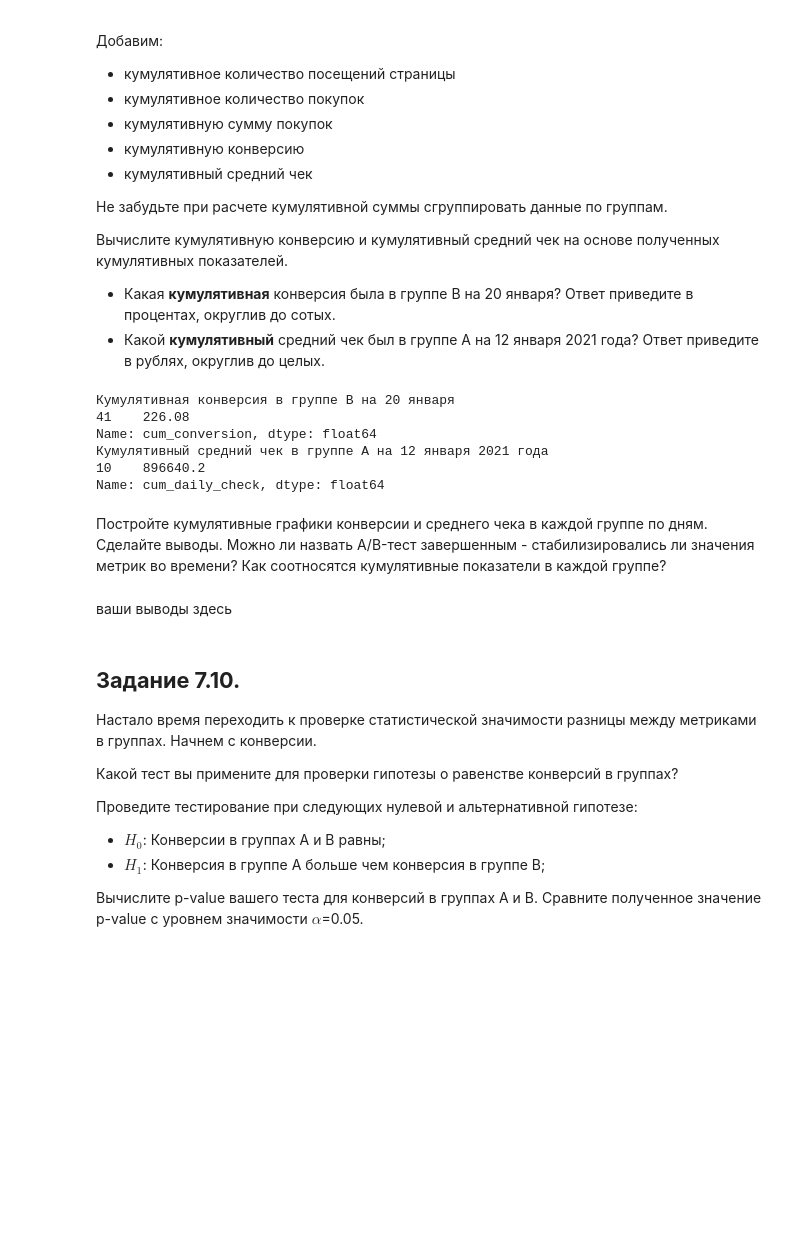
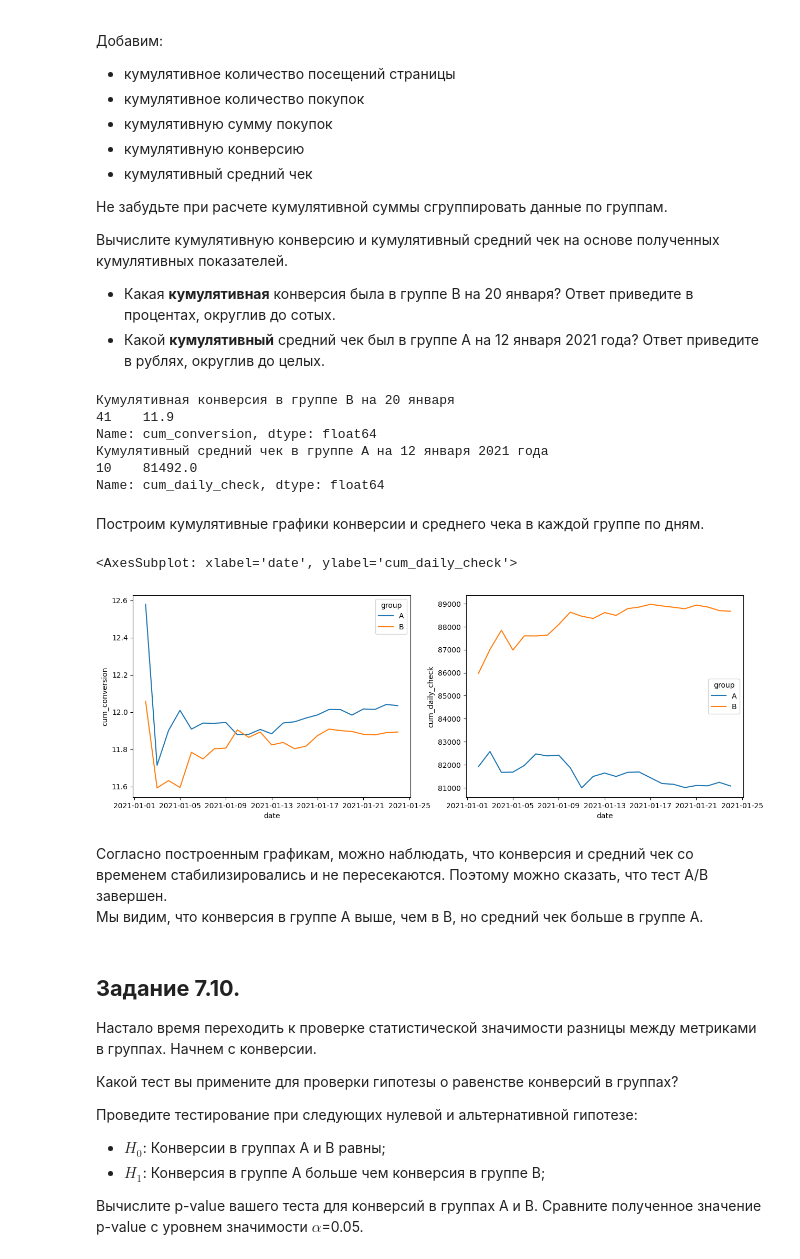
Before and after one commit to PlatArs/Travel_agency_AB-test, a Jupyter notebook: Travel agency AB testing.ipynb, the cells around one changed output. Cells and saved outputs as stored; diff of their text form; code cells hidden in the pictures; blank space fills up the shorter version.

```diff
--- a/Travel agency AB testing.ipynb
+++ b/Travel agency AB testing.ipynb
@@ -236,33 +236,40 @@ print('Средний чек за 3 января 2021 года:', print_data[pri
 group_date['cum_visit'] = group_date.groupby(['group'])['user_id'].cumsum()
 group_date['cum_purchase'] = group_date.groupby(['group'])['purchase'].cumsum()
 group_date['cum_price'] = group_date.groupby(['group'])['price'].cumsum()
-group_date['cum_conversion'] = group_date.groupby(['group'])['conversion'].cumsum()
-group_date['cum_daily_check'] = group_date.groupby(['group'])['daily_check'].cumsum()
+
+group_date['cum_conversion'] = group_date['cum_purchase']/group_date['cum_visit']*100
+group_date['cum_daily_check'] = group_date['cum_price']/group_date['cum_purchase']
 group_date = group_date.reset_index()
 
 print(
-    'Кумулятивная конверсия в группе B на 20 января',
+    'Кумулятивная конверсия в группе B на 20 января:',
     group_date[(group_date['date'] == pd.to_datetime('2021-01-20')) & (group_date['group'] == 'B')]['cum_conversion'].round(2),
     sep='\n'
     )
 print(
-    'Кумулятивный средний чек в группе А на 12 января 2021 года',
+    'Кумулятивный средний чек в группе А на 12 января 2021 года:',
     group_date[(group_date['date'] == pd.to_datetime('2021-01-12')) & (group_date['group'] == 'A')]['cum_daily_check'].round(),
     sep='\n'
     )
 # %% [output]
 Кумулятивная конверсия в группе B на 20 января
-41    226.08
+41    11.9
 Name: cum_conversion, dtype: float64
 Кумулятивный средний чек в группе А на 12 января 2021 года
-10    896640.2
+10    81492.0
 Name: cum_daily_check, dtype: float64
 # %% [markdown]
-Постройте кумулятивные графики конверсии и среднего чека в каждой группе по дням. Сделайте выводы. Можно ли назвать A/B-тест завершенным - стабилизировались ли значения метрик во времени? Как соотносятся кумулятивные показатели в каждой группе?
+Построим кумулятивные графики конверсии и среднего чека в каждой группе по дням.
 # %%
-# ваш код здесь
+fig, axes= plt.subplots(1, 2, figsize=(15, 5))
+sns.lineplot(x='date', y='cum_conversion', data=group_date, hue='group', ax=axes[0])
+sns.lineplot(x='date', y='cum_daily_check', data=group_date, hue='group', ax=axes[1])
+# %% [output]
+<AxesSubplot: xlabel='date', ylabel='cum_daily_check'>
+[figure, added]
 # %% [markdown]
-ваши выводы здесь
+Согласно построенным графикам, можно наблюдать, что конверсия и средний чек со временем стабилизировались и не пересекаются. Поэтому можно сказать, что тест А/В завершен.
+Мы видим, что конверсия в группе А выше, чем в В, но средний чек больше в группе А.
 # %% [markdown]
 ## **Задание 7.10.**
 
```
